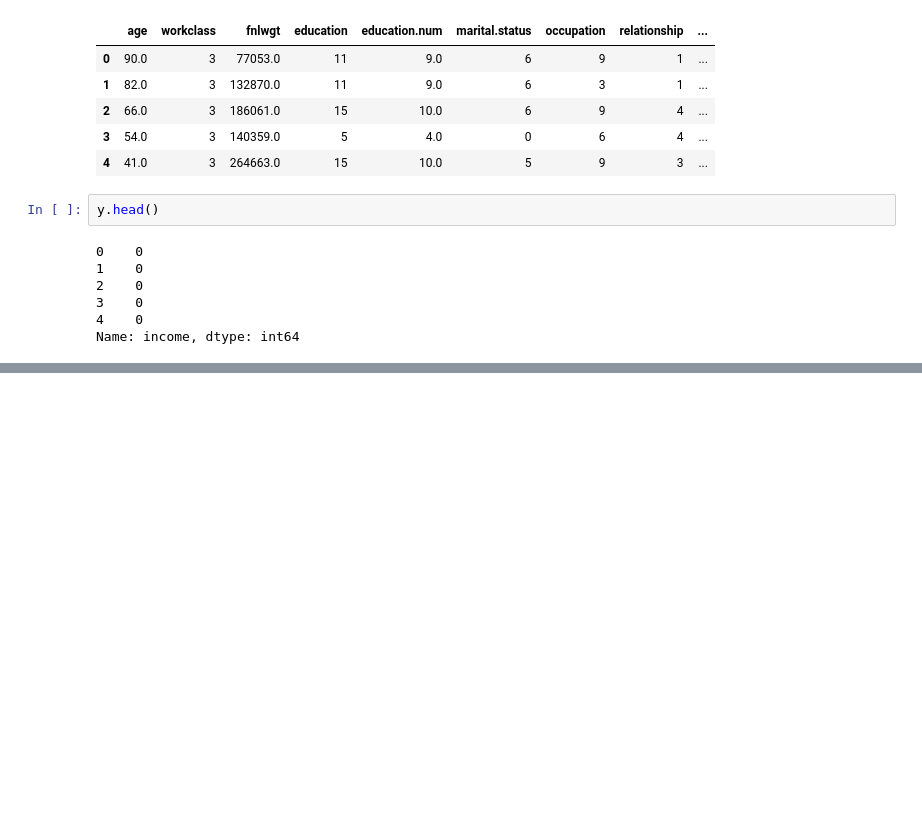
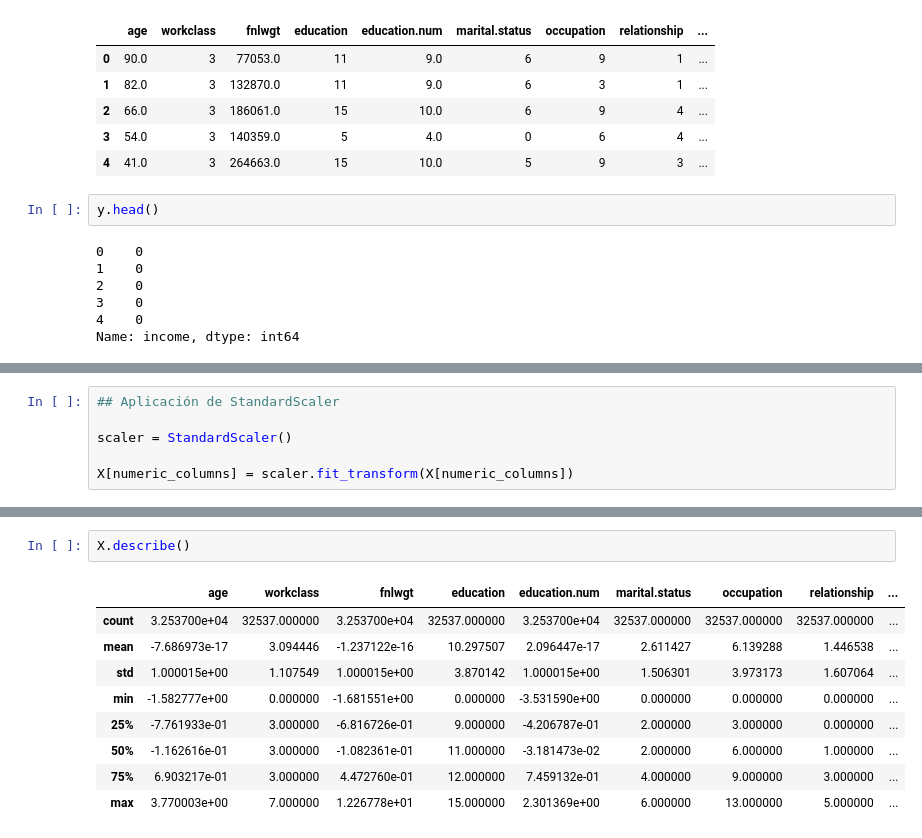
Before and after one commit to agabrielMej/laboratorio_10_MD, a Jupyter notebook: notebooks/labo_10.ipynb, the cells around one changed output, grey strips where cells are left out. Drawn from its saved outputs; the diff is of its cells as text; blank space fills up the shorter version.

```diff
--- a/notebooks/labo_10.ipynb
+++ b/notebooks/labo_10.ipynb
@@ -416,0 +419,6 @@ Name: income, dtype: int64
+# %%
+## Aplicación de StandardScaler
+
+scaler = StandardScaler()
+
+X[numeric_columns] = scaler.fit_transform(X[numeric_columns])
@@ -416,0 +461,12 @@ Name: income, dtype: int64
+# %%
+X.describe()
+# %% [output]
+|  | age | workclass | fnlwgt | education | education.num | marital.status | occupation | relationship | ... |
+| count | 3.253700e+04 | 32537.000000 | 3.253700e+04 | 32537.000000 | 3.253700e+04 | 32537.000000 | 32537.000000 | 32537.000000 | ... |
+| mean | -7.686973e-17 | 3.094446 | -1.237122e-16 | 10.297507 | 2.096447e-17 | 2.611427 | 6.139288 | 1.446538 | ... |
+| std | 1.000015e+00 | 1.107549 | 1.000015e+00 | 3.870142 | 1.000015e+00 | 1.506301 | 3.973173 | 1.607064 | ... |
+| min | -1.582777e+00 | 0.000000 | -1.681551e+00 | 0.000000 | -3.531590e+00 | 0.000000 | 0.000000 | 0.000000 | ... |
+| 25% | -7.761933e-01 | 3.000000 | -6.816726e-01 | 9.000000 | -4.206787e-01 | 2.000000 | 3.000000 | 0.000000 | ... |
+| 50% | -1.162616e-01 | 3.000000 | -1.082361e-01 | 11.000000 | -3.181473e-02 | 2.000000 | 6.000000 | 1.000000 | ... |
+| 75% | 6.903217e-01 | 3.000000 | 4.472760e-01 | 12.000000 | 7.459132e-01 | 4.000000 | 9.000000 | 3.000000 | ... |
+| max | 3.770003e+00 | 7.000000 | 1.226778e+01 | 15.000000 | 2.301369e+00 | 6.000000 | 13.000000 | 5.000000 | ... |
```
Also changed, not shown: parts of 4 cells of this notebook.
